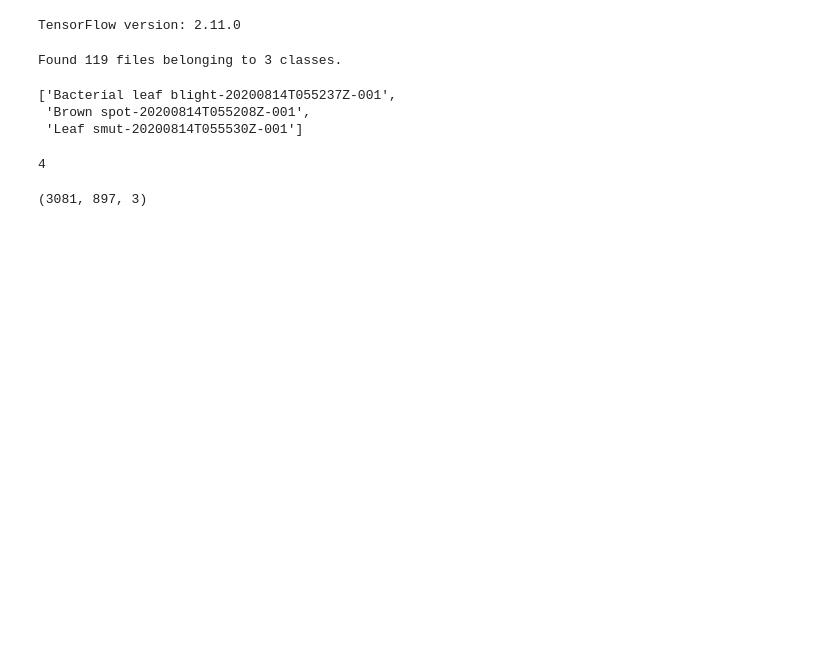
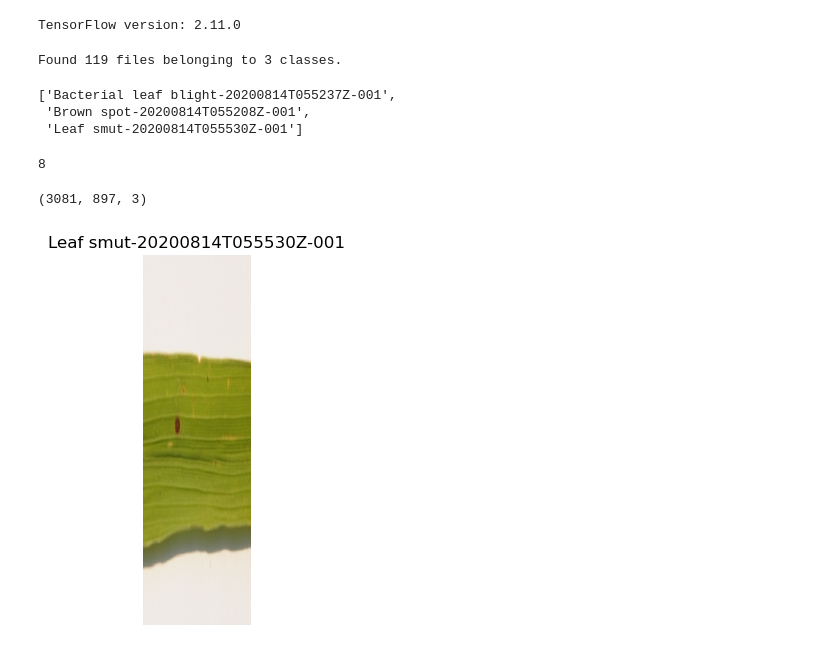
Before and after one commit to favaskri/RiceDisease, a Jupyter notebook: Rice_Leaf_Disease.ipynb, the cells around one changed output. Cells and saved outputs as stored; diff of their text form; code cells hidden in the pictures; blank space fills up the shorter version.

Commit message:
split the data into train test and validation dataset

```diff
--- a/Rice_Leaf_Disease.ipynb
+++ b/Rice_Leaf_Disease.ipynb
@@ -11,10 +11,11 @@ from tensorflow.keras import models,layers
 # %% [output]
 TensorFlow version: 2.11.0
 # %%
-BATCH_SIZE=32
+BATCH_SIZE=15
 WIDTH=3081
 HIGHT=897
 CHANNELS=3
+EPOCHS=50
 directory ="C:\\Users\\Favas\\DSC-25\DSC-T\\Internship\\RiceLeafDisease\\.ipynb_checkpoints\\RiceLeaf"
 # %%
 # image loading
@@ -42,7 +43,7 @@ class_name
 # %%
 len(dataset)
 # %% [output]
-4
+8
 # %%
 for image_batch,label_batch in dataset.take(1):
     # print(image_batch[0]) # First image tensor
@@ -52,3 +53,10 @@ for image_batch,label_batch in dataset.take(1):
 #     print(label_batch.numpy())
 # %% [output]
 (3081, 897, 3)
+# %%
+for image_batch,label_batch in dataset.take(1): # getting image
+    plt.imshow(image_batch[1].numpy().astype("uint8")) # adding title name as class name
+    plt.title(class_name[label_batch[5]])
+    plt.axis('off')
+# %% [output]
+[figure, added]
```
Also changed, not shown: parts of 8 cells of this notebook.
